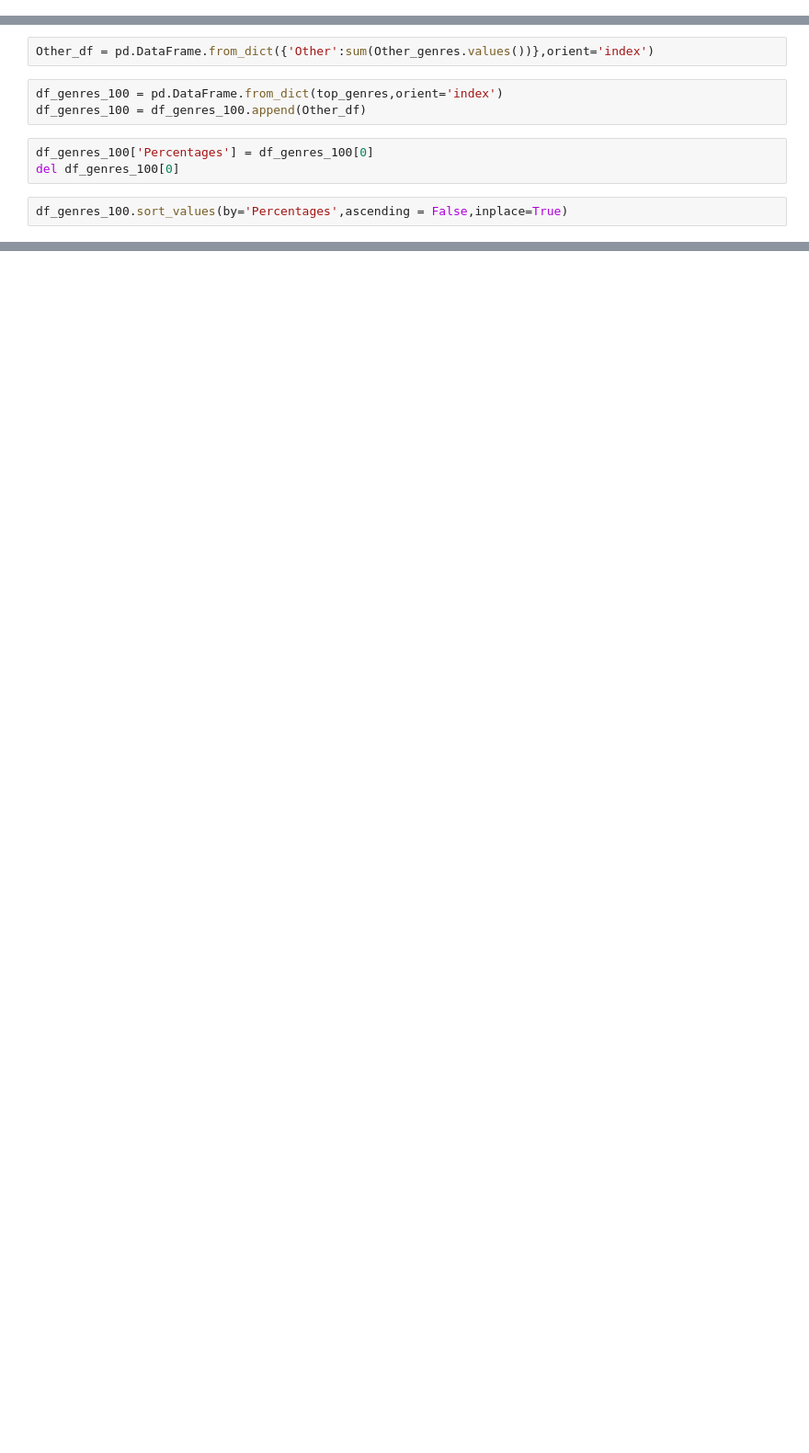
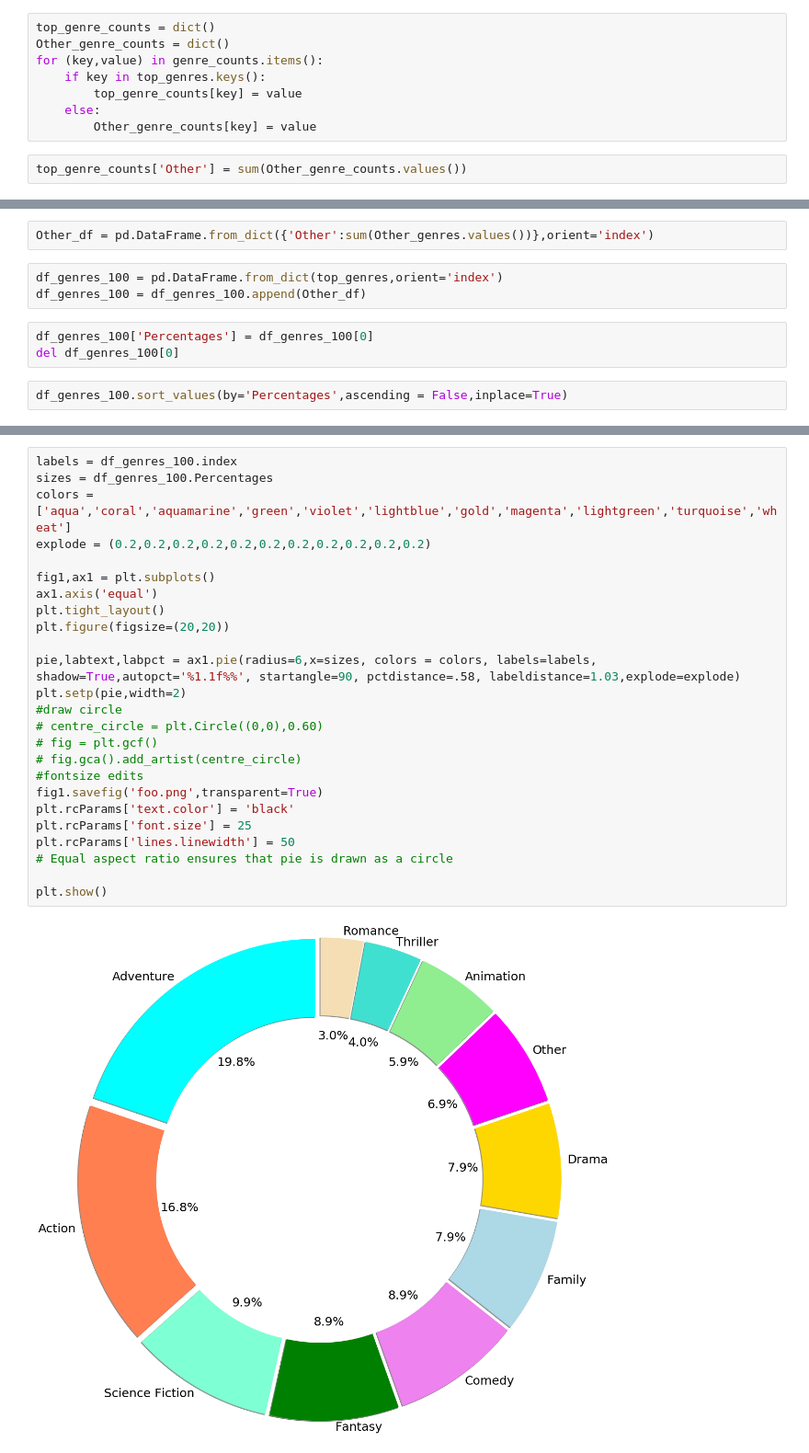
Before and after one commit to Pugzworth/Flatiron_Mod_1_Project, a Jupyter notebook: Jupyter Notebooks/Genre_types_breakdown.ipynb, the cells around one changed output, grey strips where cells are left out. Shown at 92% size. Cells and saved outputs as stored; diff of their text form; blank space fills up the shorter version.

Commit message:
Final Graph Creation

```diff
--- a/Jupyter Notebooks/Genre_types_breakdown.ipynb
+++ b/Jupyter Notebooks/Genre_types_breakdown.ipynb
@@ -62,0 +109,10 @@ Other_genres
+# %%
+top_genre_counts = dict()
+Other_genre_counts = dict()
+for (key,value) in genre_counts.items():
+    if key in top_genres.keys():
+        top_genre_counts[key] = value
+    else:
+        Other_genre_counts[key] = value
+# %%
+top_genre_counts['Other'] = sum(Other_genre_counts.values())
@@ -87,0 +175,27 @@ df_genres_100
+# %%
+labels = df_genres_100.index
+sizes = df_genres_100.Percentages
+colors = ['aqua','coral','aquamarine','green','violet','lightblue','gold','magenta','lightgreen','turquoise','wheat']
+explode = (0.2,0.2,0.2,0.2,0.2,0.2,0.2,0.2,0.2,0.2,0.2)
+
+fig1,ax1 = plt.subplots()
+ax1.axis('equal')
+plt.tight_layout()
+plt.figure(figsize=(20,20))
+
+pie,labtext,labpct = ax1.pie(radius=6,x=sizes, colors = colors, labels=labels, shadow=True,autopct='%1.1f%%', startangle=90, pctdistance=.58, labeldistance=1.03,explode=explode)
+plt.setp(pie,width=2)
+#draw circle
+# centre_circle = plt.Circle((0,0),0.60)
+# fig = plt.gcf()
+# fig.gca().add_artist(centre_circle)
+#fontsize edits
+fig1.savefig('foo.png',transparent=True)
+plt.rcParams['text.color'] = 'black'
+plt.rcParams['font.size'] = 25
+plt.rcParams['lines.linewidth'] = 50
+# Equal aspect ratio ensures that pie is drawn as a circle
+
+plt.show()
+# %% [output]
+[figure, added]
```
Also changed, not shown: parts of 10 cells of this notebook.
